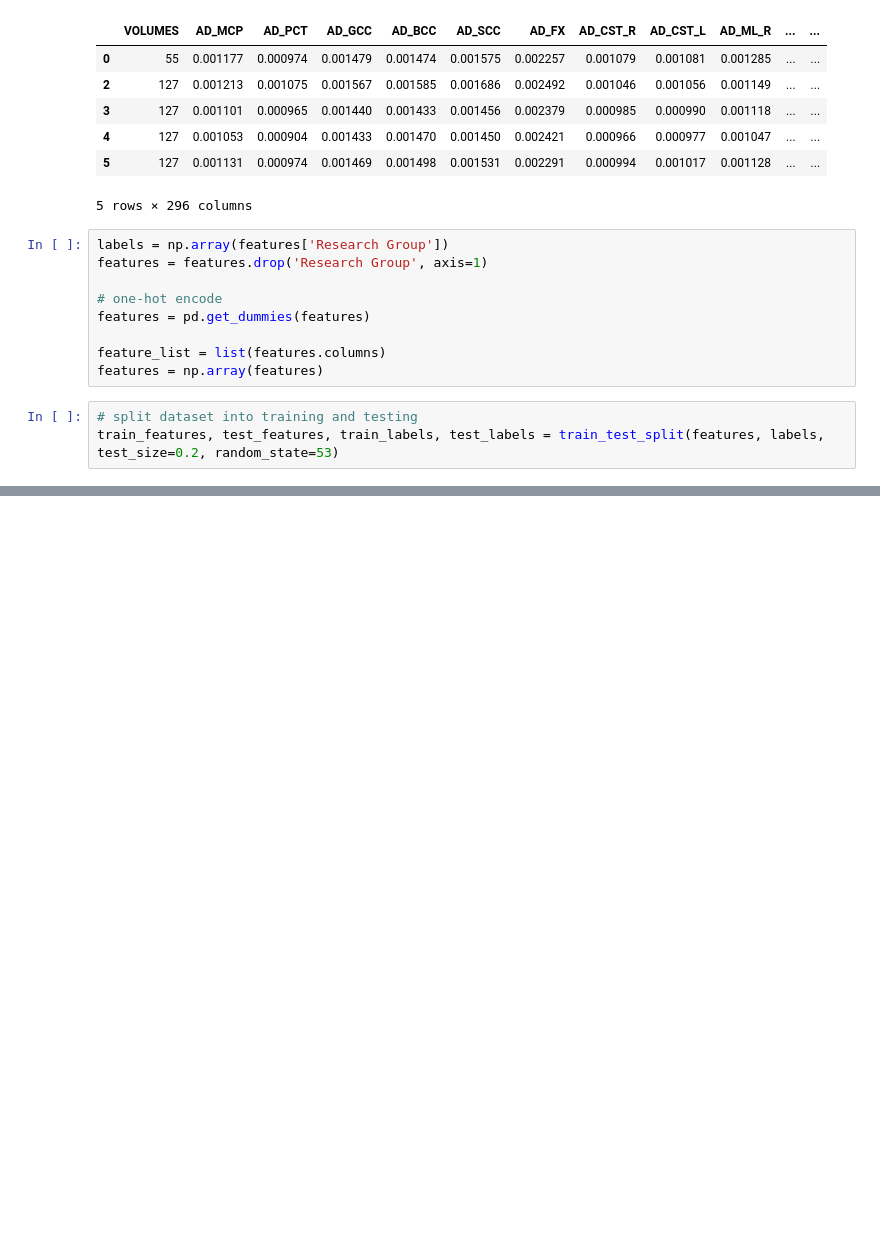
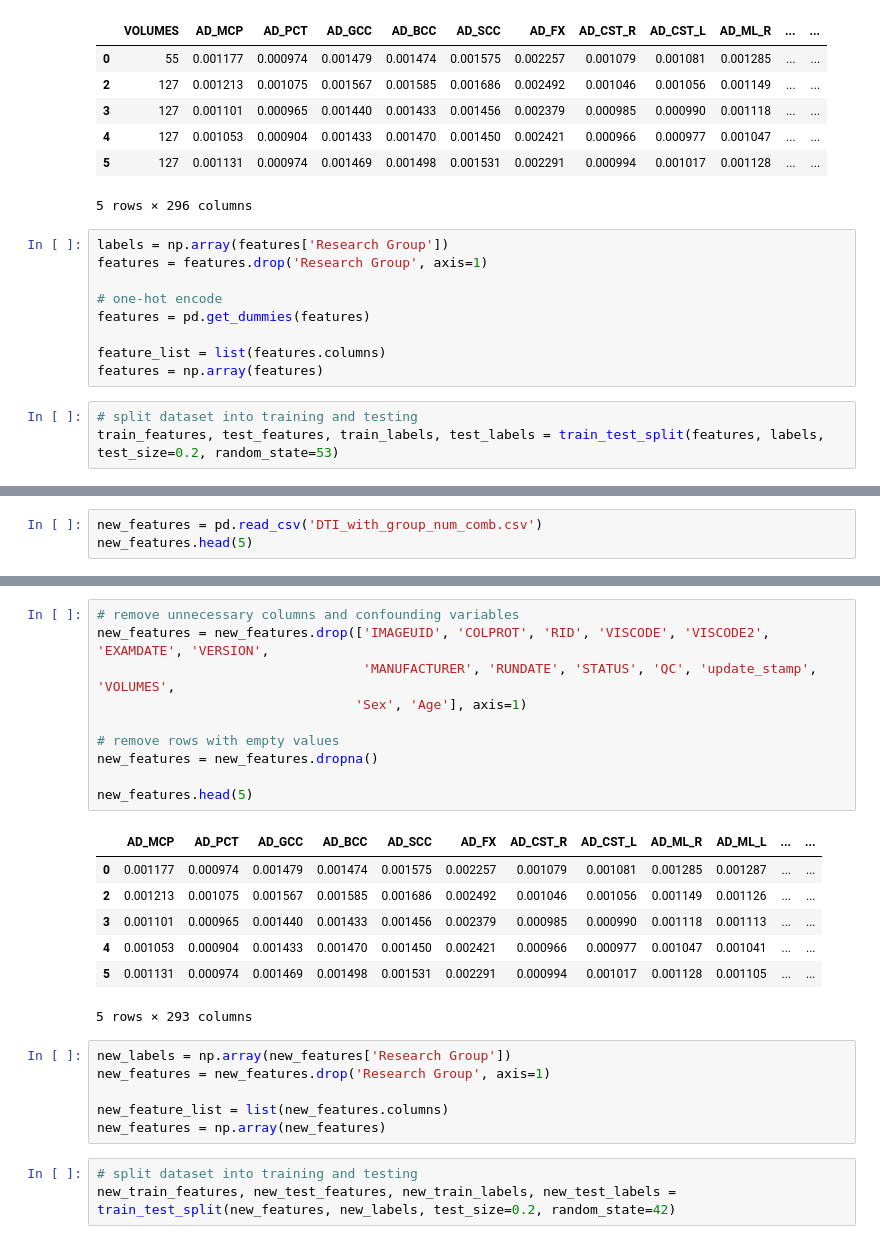
Before and after one commit to isabelle926/ADNI_analysis, a Jupyter notebook: rand_for_reg_adni.ipynb, the cells around one changed output, grey strips where cells are left out. Cells and saved outputs as stored; diff of their text form; blank space fills up the shorter version.

```diff
--- a/rand_for_reg_adni.ipynb
+++ b/rand_for_reg_adni.ipynb
@@ -126,0 +160,3 @@ plt.ylabel('Importance'); plt.xlabel('Variable'); plt.title('Variable Importance
+# %%
+new_features = pd.read_csv('DTI_with_group_num_comb.csv')
+new_features.head(5)
@@ -126,0 +171,27 @@ plt.ylabel('Importance'); plt.xlabel('Variable'); plt.title('Variable Importance
+# %%
+# remove unnecessary columns and confounding variables
+new_features = new_features.drop(['IMAGEUID', 'COLPROT', 'RID', 'VISCODE', 'VISCODE2', 'EXAMDATE', 'VERSION',
+                                  'MANUFACTURER', 'RUNDATE', 'STATUS', 'QC', 'update_stamp', 'VOLUMES',
+                                 'Sex', 'Age'], axis=1)
+
+# remove rows with empty values
+new_features = new_features.dropna()
+
+new_features.head(5)
+# %% [output]
+|  | AD_MCP | AD_PCT | AD_GCC | AD_BCC | AD_SCC | AD_FX | AD_CST_R | AD_CST_L | AD_ML_R | AD_ML_L | ... | ... |
+| 0 | 0.001177 | 0.000974 | 0.001479 | 0.001474 | 0.001575 | 0.002257 | 0.001079 | 0.001081 | 0.001285 | 0.001287 | ... | ... |
+| 2 | 0.001213 | 0.001075 | 0.001567 | 0.001585 | 0.001686 | 0.002492 | 0.001046 | 0.001056 | 0.001149 | 0.001126 | ... | ... |
+| 3 | 0.001101 | 0.000965 | 0.001440 | 0.001433 | 0.001456 | 0.002379 | 0.000985 | 0.000990 | 0.001118 | 0.001113 | ... | ... |
+| 4 | 0.001053 | 0.000904 | 0.001433 | 0.001470 | 0.001450 | 0.002421 | 0.000966 | 0.000977 | 0.001047 | 0.001041 | ... | ... |
+| 5 | 0.001131 | 0.000974 | 0.001469 | 0.001498 | 0.001531 | 0.002291 | 0.000994 | 0.001017 | 0.001128 | 0.001105 | ... | ... |
+5 rows × 293 columns
+# %%
+new_labels = np.array(new_features['Research Group'])
+new_features = new_features.drop('Research Group', axis=1)
+
+new_feature_list = list(new_features.columns)
+new_features = np.array(new_features)
+# %%
+# split dataset into training and testing
+new_train_features, new_test_features, new_train_labels, new_test_labels = train_test_split(new_features, new_labels, test_size=0.2, random_state=42)
```
Also changed, not shown: parts of 13 cells of this notebook, 5 other files.
